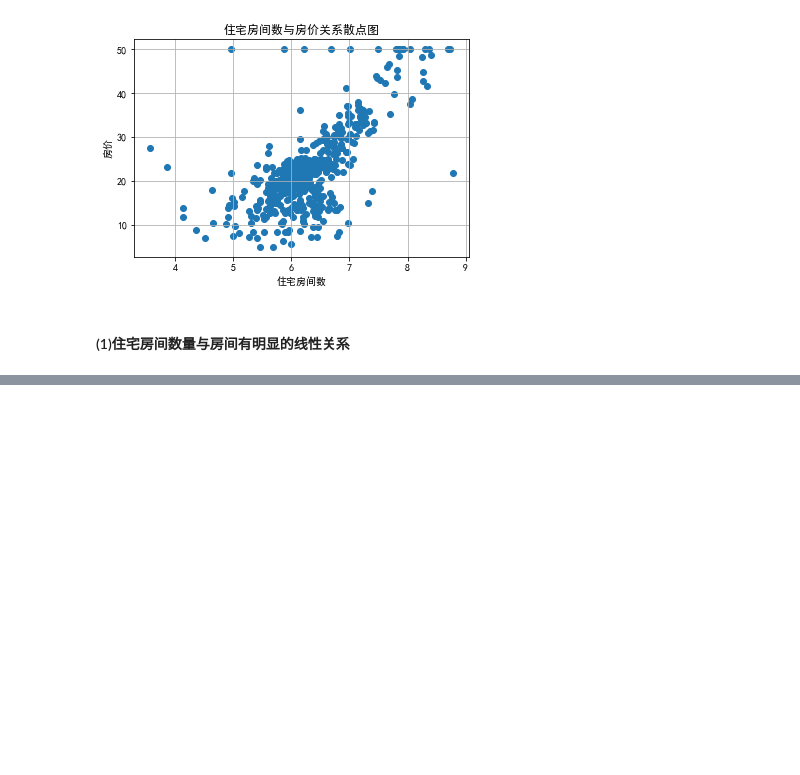
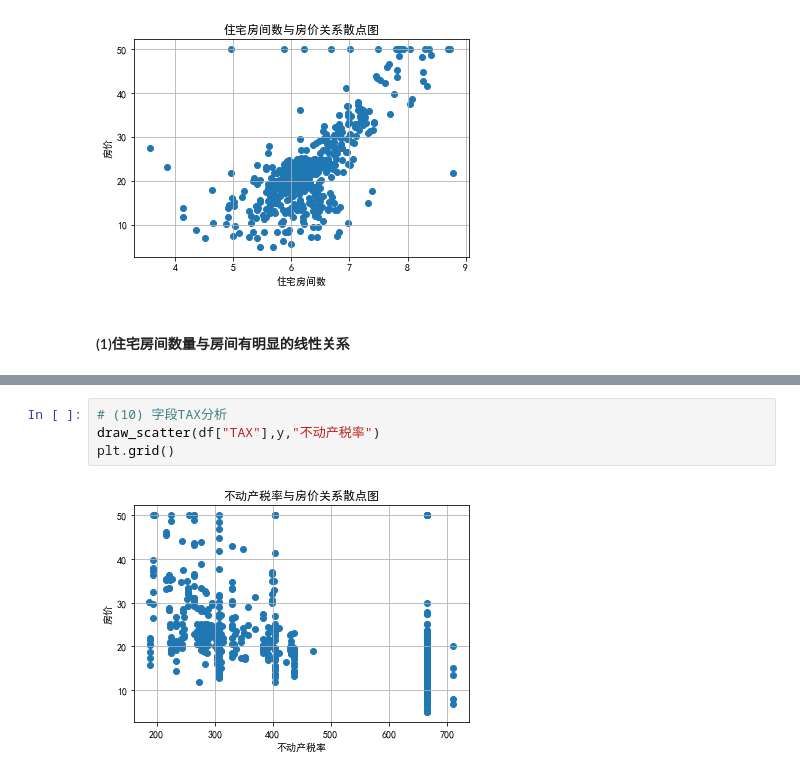
Before and after one commit to coderlai/machine-learning, a Jupyter notebook: 基于xgboost波士顿房价预测-kaggle实战.ipynb, the cells around one changed output, grey strips where cells are left out. Drawn from its saved outputs; the diff is of its cells as text; blank space fills up the shorter version.

```diff
--- a/基于xgboost波士顿房价预测-kaggle实战.ipynb
+++ b/基于xgboost波士顿房价预测-kaggle实战.ipynb
@@ -184,0 +197,6 @@ plt.grid()
+# %%
+# (10) 字段TAX分析
+draw_scatter(df["TAX"],y,"不动产税率")
+plt.grid()
+# %% [output]
+[figure, added]
```
Also changed, not shown: parts of 13 cells of this notebook.
